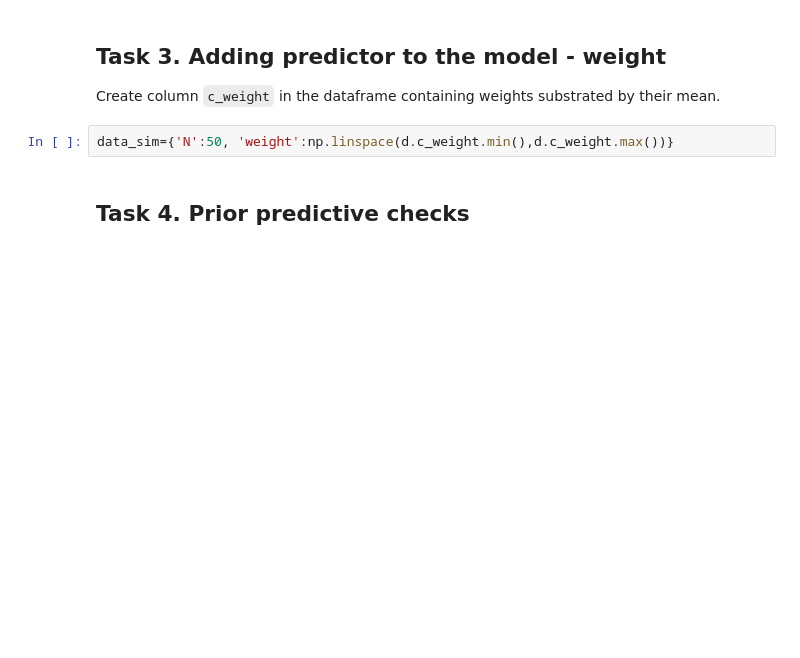
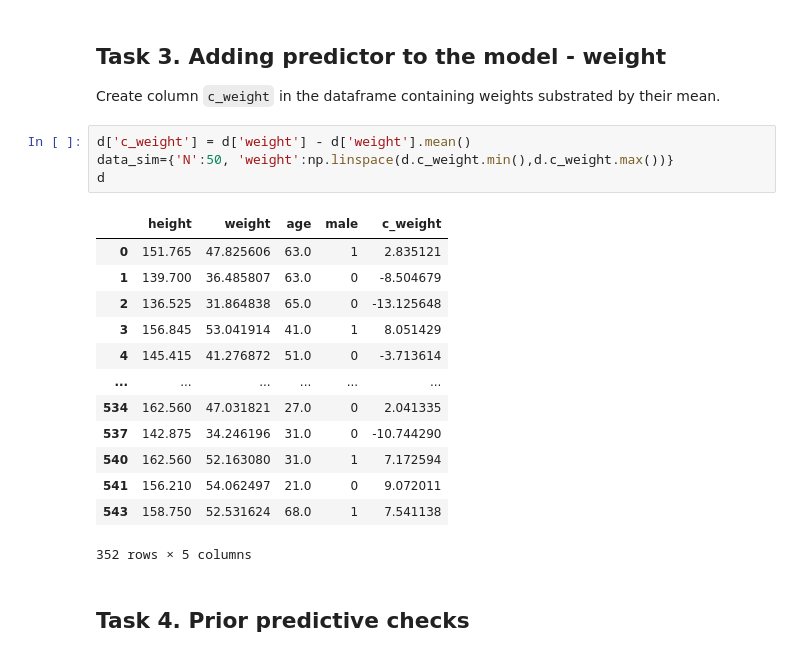
Before and after one commit to bartoszzak/Data_Analytics, a Jupyter notebook: lab4/lab4.ipynb, the cells around one changed output. Saved outputs shown, nothing was run; the diff lists cells and outputs as text; blank space fills up the shorter version.

````diff
--- a/lab4/lab4.ipynb
+++ b/lab4/lab4.ipynb
@@ -207,6 +214,22 @@ plt.show()
 
 Create column ```c_weight``` in the dataframe containing weights substrated by their mean.
 # %%
+d['c_weight'] = d['weight'] - d['weight'].mean()
 data_sim={'N':50, 'weight':np.linspace(d.c_weight.min(),d.c_weight.max())}
+d
+# %% [output]
+|  | height | weight | age | male | c_weight |
+| 0 | 151.765 | 47.825606 | 63.0 | 1 | 2.835121 |
+| 1 | 139.700 | 36.485807 | 63.0 | 0 | -8.504679 |
+| 2 | 136.525 | 31.864838 | 65.0 | 0 | -13.125648 |
+| 3 | 156.845 | 53.041914 | 41.0 | 1 | 8.051429 |
+| 4 | 145.415 | 41.276872 | 51.0 | 0 | -3.713614 |
+| ... | ... | ... | ... | ... | ... |
+| 534 | 162.560 | 47.031821 | 27.0 | 0 | 2.041335 |
+| 537 | 142.875 | 34.246196 | 31.0 | 0 | -10.744290 |
+| 540 | 162.560 | 52.163080 | 31.0 | 1 | 7.172594 |
+| 541 | 156.210 | 54.062497 | 21.0 | 0 | 9.072011 |
+| 543 | 158.750 | 52.531624 | 68.0 | 1 | 7.541138 |
+352 rows × 5 columns
 # %% [markdown]
 ## Task 4. Prior predictive checks
````
Also changed, not shown: parts of 10 cells of this notebook.
